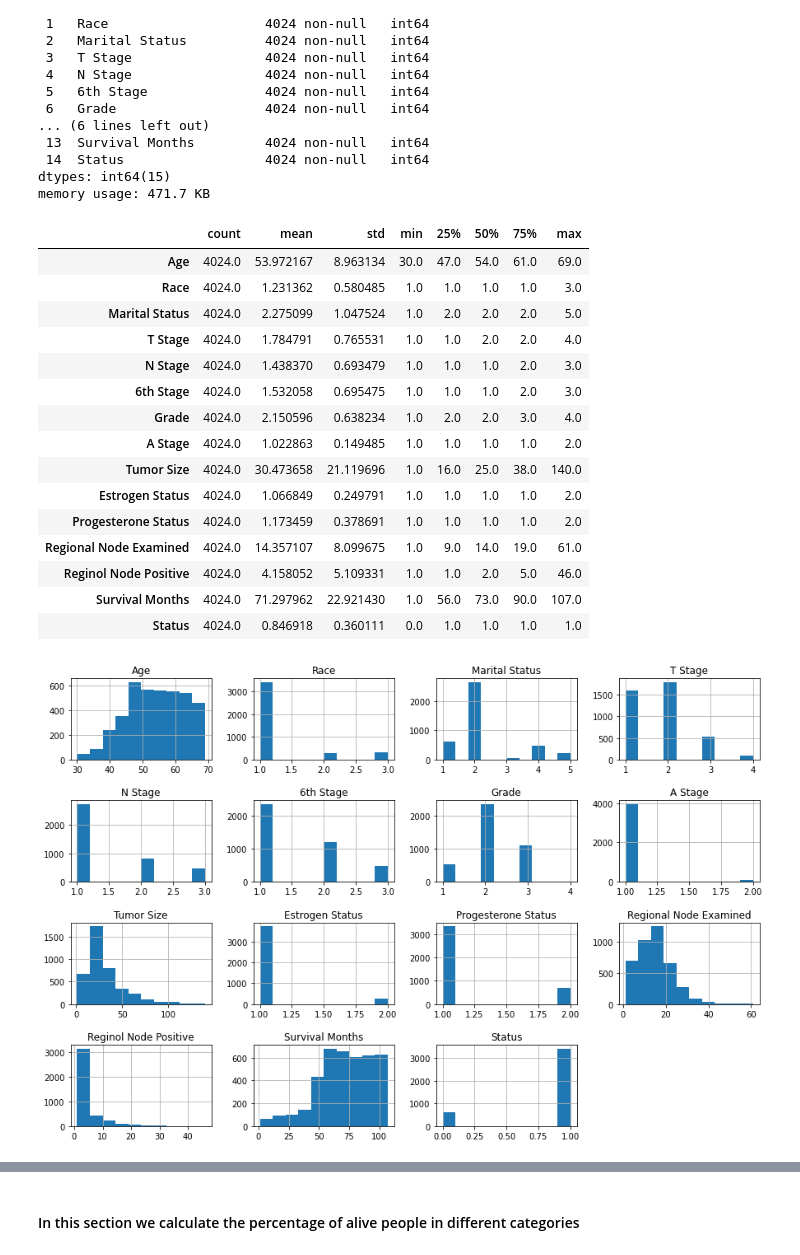
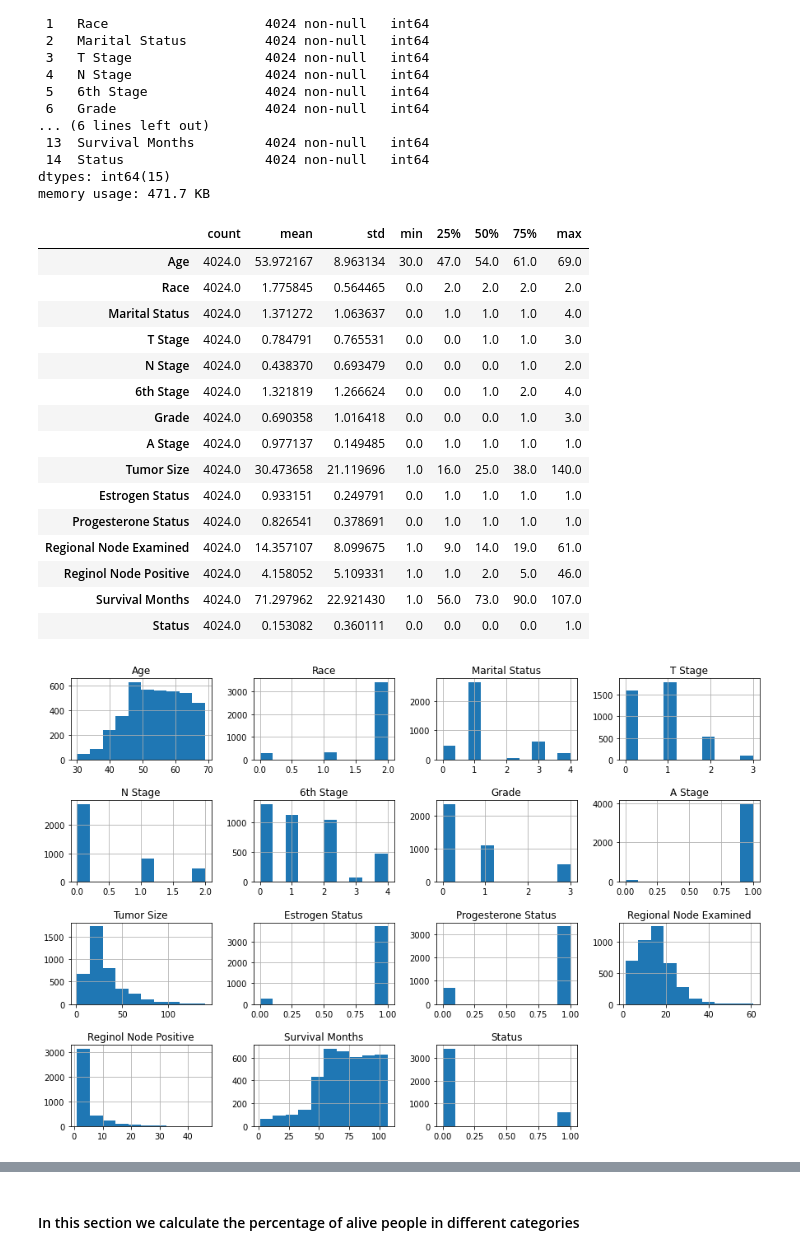
Before and after one commit to nakisa84/Springboard, a Jupyter notebook: capston 2 project/notebooks/BC-DataWrangling.ipynb, the cells around one changed output, grey strips where cells are left out. Cells and saved outputs as stored; diff of their text form; code cells hidden in the pictures.

```diff
--- a/capston 2 project/notebooks/BC-DataWrangling.ipynb
+++ b/capston 2 project/notebooks/BC-DataWrangling.ipynb
@@ -138,14 +142,9 @@ Name: Status, dtype: int64
 # %% [markdown]
 ### 1-3: Data Cleaning
+# %%
+features = list(objetc_columns.index)
 # %%
-#convert all categorical columns data to numeric as below:
-cleanup_nums = { 'Race': {'White':1, 'Black':2, 'Other (American Indian/AK Native, Asian/Pacific Islander)':3},
-                 'Marital Status':{'Single (never married)':1, 'Married (including common law)':2,'Separated':3,'Divorced':4,'Widowed':5},
-                 'T Stage':{'T1':1, 'T2':2, 'T3':3, 'T4':4},
-                 'N Stage':{'N1':1, 'N2':2, 'N3':3},
-                 '6th Stage':{'IIA':1, 'IIB':2, 'IIIA':1, 'IIIB':2, 'IIIC':3},
-                 'Grade':{'Moderately differentiated; Grade II':2, 'Poorly differentiated; Grade III':3, 'Well differentiated; Grade I':1, 'Undifferentiated; anaplastic; Grade IV':4},
-                 'A Stage':{'Regional':1, 'Distant':2},
-                 'Estrogen Status':{'Positive':1,'Negative':2},
-                 'Progesterone Status':{'Positive':1,'Negative':2},
-                 'Status':{'Alive':1,'Dead':0}}
+# Encode Categorical Columns
+le = preprocessing.LabelEncoder()
+df_numerical = df.copy()
+df_numerical[features] = df_numerical[features].apply(le.fit_transform)
@@ -182,27 +195,27 @@ Data columns (total 15 columns):
 dtypes: int64(15)
 memory usage: 471.7 KB
 # %%
-df.describe().T
+df_numerical.describe().T
 # %% [output]
 |  | count | mean | std | min | 25% | 50% | 75% | max |
 | Age | 4024.0 | 53.972167 | 8.963134 | 30.0 | 47.0 | 54.0 | 61.0 | 69.0 |
-| Race | 4024.0 | 1.231362 | 0.580485 | 1.0 | 1.0 | 1.0 | 1.0 | 3.0 |
-| Marital Status | 4024.0 | 2.275099 | 1.047524 | 1.0 | 2.0 | 2.0 | 2.0 | 5.0 |
-| T Stage | 4024.0 | 1.784791 | 0.765531 | 1.0 | 1.0 | 2.0 | 2.0 | 4.0 |
-| N Stage | 4024.0 | 1.438370 | 0.693479 | 1.0 | 1.0 | 1.0 | 2.0 | 3.0 |
-| 6th Stage | 4024.0 | 1.532058 | 0.695475 | 1.0 | 1.0 | 1.0 | 2.0 | 3.0 |
-| Grade | 4024.0 | 2.150596 | 0.638234 | 1.0 | 2.0 | 2.0 | 3.0 | 4.0 |
-| A Stage | 4024.0 | 1.022863 | 0.149485 | 1.0 | 1.0 | 1.0 | 1.0 | 2.0 |
+| Race | 4024.0 | 1.775845 | 0.564465 | 0.0 | 2.0 | 2.0 | 2.0 | 2.0 |
+| Marital Status | 4024.0 | 1.371272 | 1.063637 | 0.0 | 1.0 | 1.0 | 1.0 | 4.0 |
+| T Stage | 4024.0 | 0.784791 | 0.765531 | 0.0 | 0.0 | 1.0 | 1.0 | 3.0 |
+| N Stage | 4024.0 | 0.438370 | 0.693479 | 0.0 | 0.0 | 0.0 | 1.0 | 2.0 |
+| 6th Stage | 4024.0 | 1.321819 | 1.266624 | 0.0 | 0.0 | 1.0 | 2.0 | 4.0 |
+| Grade | 4024.0 | 0.690358 | 1.016418 | 0.0 | 0.0 | 0.0 | 1.0 | 3.0 |
+| A Stage | 4024.0 | 0.977137 | 0.149485 | 0.0 | 1.0 | 1.0 | 1.0 | 1.0 |
 | Tumor Size | 4024.0 | 30.473658 | 21.119696 | 1.0 | 16.0 | 25.0 | 38.0 | 140.0 |
-| Estrogen Status | 4024.0 | 1.066849 | 0.249791 | 1.0 | 1.0 | 1.0 | 1.0 | 2.0 |
-| Progesterone Status | 4024.0 | 1.173459 | 0.378691 | 1.0 | 1.0 | 1.0 | 1.0 | 2.0 |
+| Estrogen Status | 4024.0 | 0.933151 | 0.249791 | 0.0 | 1.0 | 1.0 | 1.0 | 1.0 |
+| Progesterone Status | 4024.0 | 0.826541 | 0.378691 | 0.0 | 1.0 | 1.0 | 1.0 | 1.0 |
 | Regional Node Examined | 4024.0 | 14.357107 | 8.099675 | 1.0 | 9.0 | 14.0 | 19.0 | 61.0 |
 | Reginol Node Positive | 4024.0 | 4.158052 | 5.109331 | 1.0 | 1.0 | 2.0 | 5.0 | 46.0 |
 | Survival Months | 4024.0 | 71.297962 | 22.921430 | 1.0 | 56.0 | 73.0 | 90.0 | 107.0 |
-| Status | 4024.0 | 0.846918 | 0.360111 | 0.0 | 1.0 | 1.0 | 1.0 | 1.0 |
+| Status | 4024.0 | 0.153082 | 0.360111 | 0.0 | 0.0 | 0.0 | 0.0 | 1.0 |
 # %%
 #Plot Distributions Of Feature Values
-df.hist(figsize=(15,10))
+df_numerical.hist(figsize=(15,10))
 plt.subplots_adjust(hspace=0.5);
 # %% [output]
-[figure, old version]
+[figure, new version]
```
Also changed, not shown: parts of 17 cells of this notebook, 7 other files.
